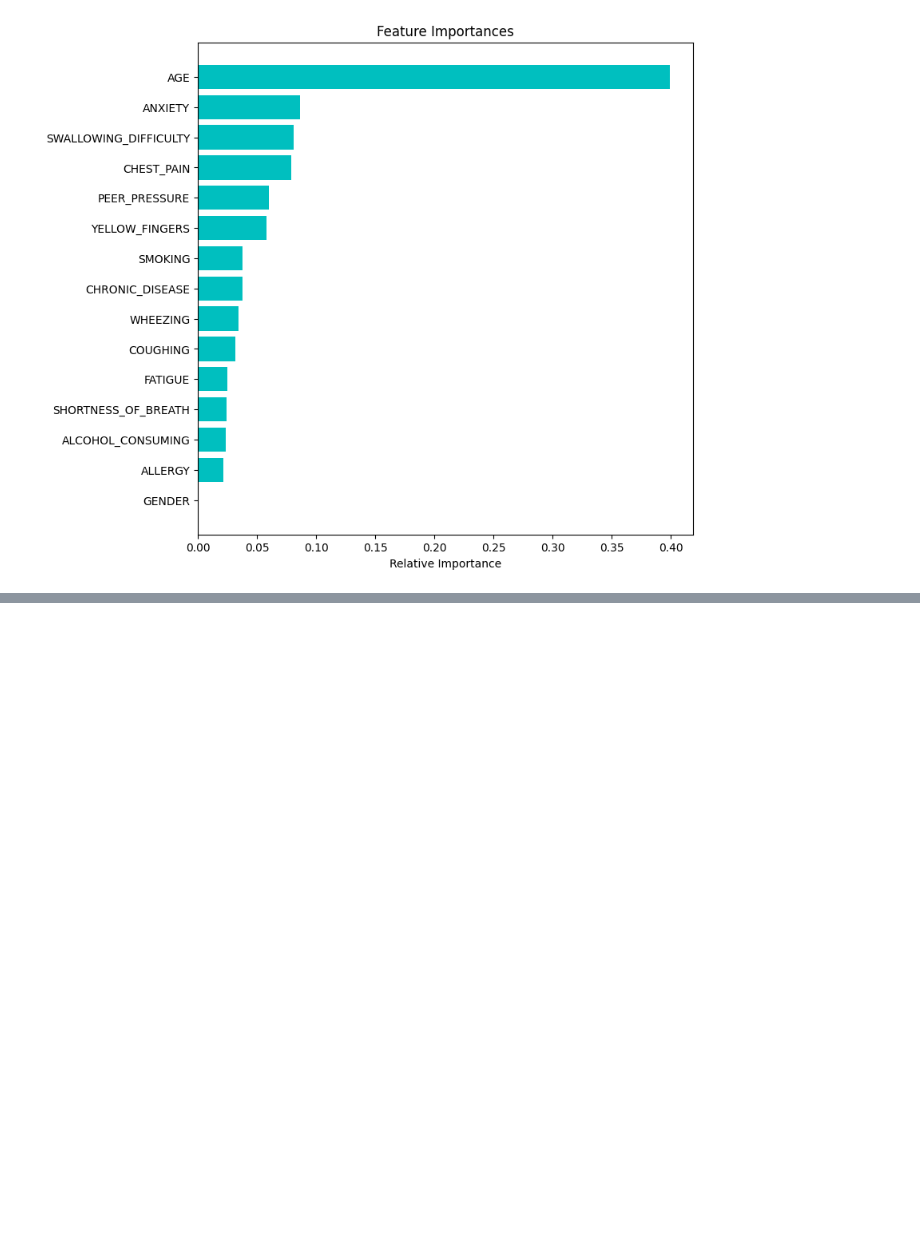
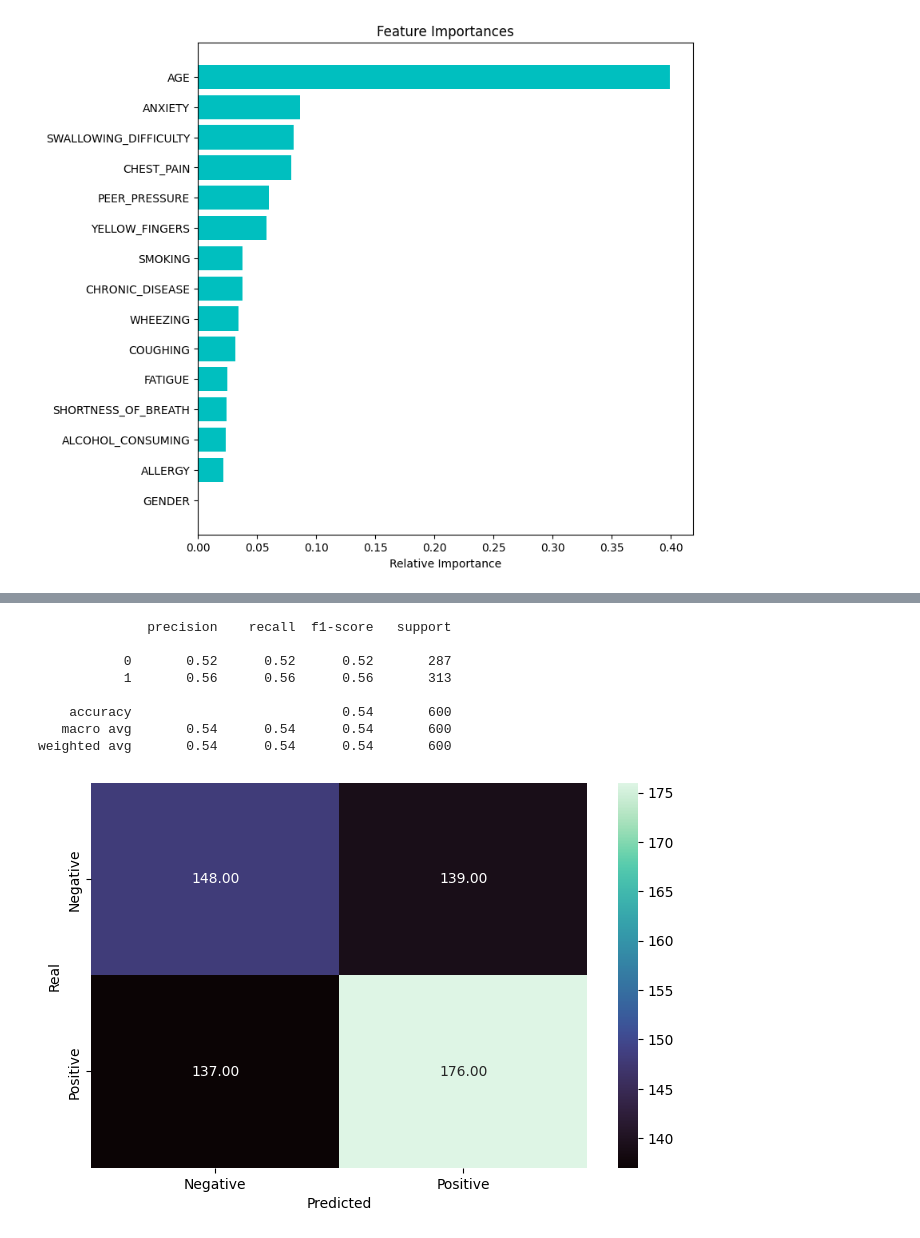
Before and after one commit to SergioDLezama/Lung-Cancer-Prediction-ML, a Jupyter notebook: main.ipynb, the cells around one changed output, grey strips where cells are left out. Cells and saved outputs as stored; diff of their text form; code cells hidden in the pictures; blank space fills up the shorter version.

```diff
--- a/main.ipynb
+++ b/main.ipynb
@@ -476,0 +556,13 @@ plt.show()
+# %%
+rf_evaluation_2 = rf_estimator_tuned.predict(X_test)
+conf_matrix(y_test, rf_evaluation_2)
+# %% [output]
+              precision    recall  f1-score   support
+
+           0       0.52      0.52      0.52       287
+           1       0.56      0.56      0.56       313
+
+    accuracy                           0.54       600
+   macro avg       0.54      0.54      0.54       600
+weighted avg       0.54      0.54      0.54       600
+[figure, added]
```
Also changed, not shown: parts of 34 cells of this notebook.
